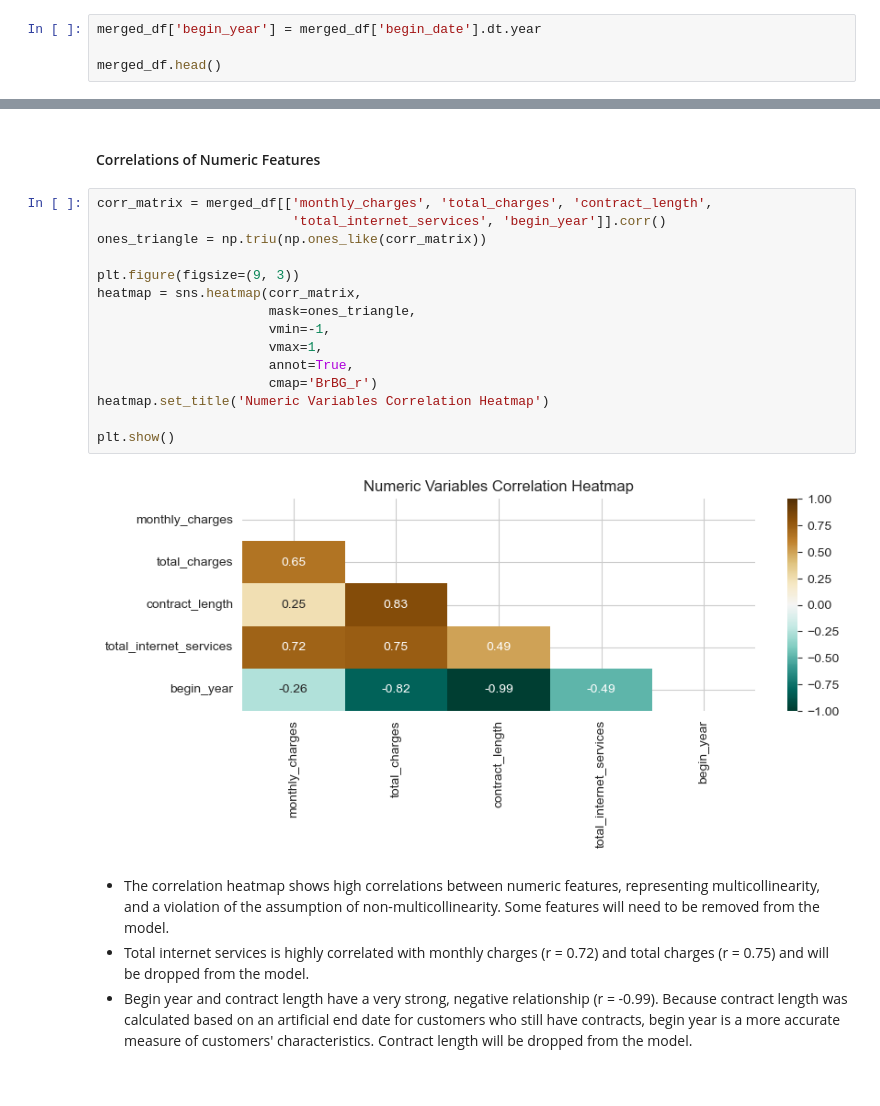
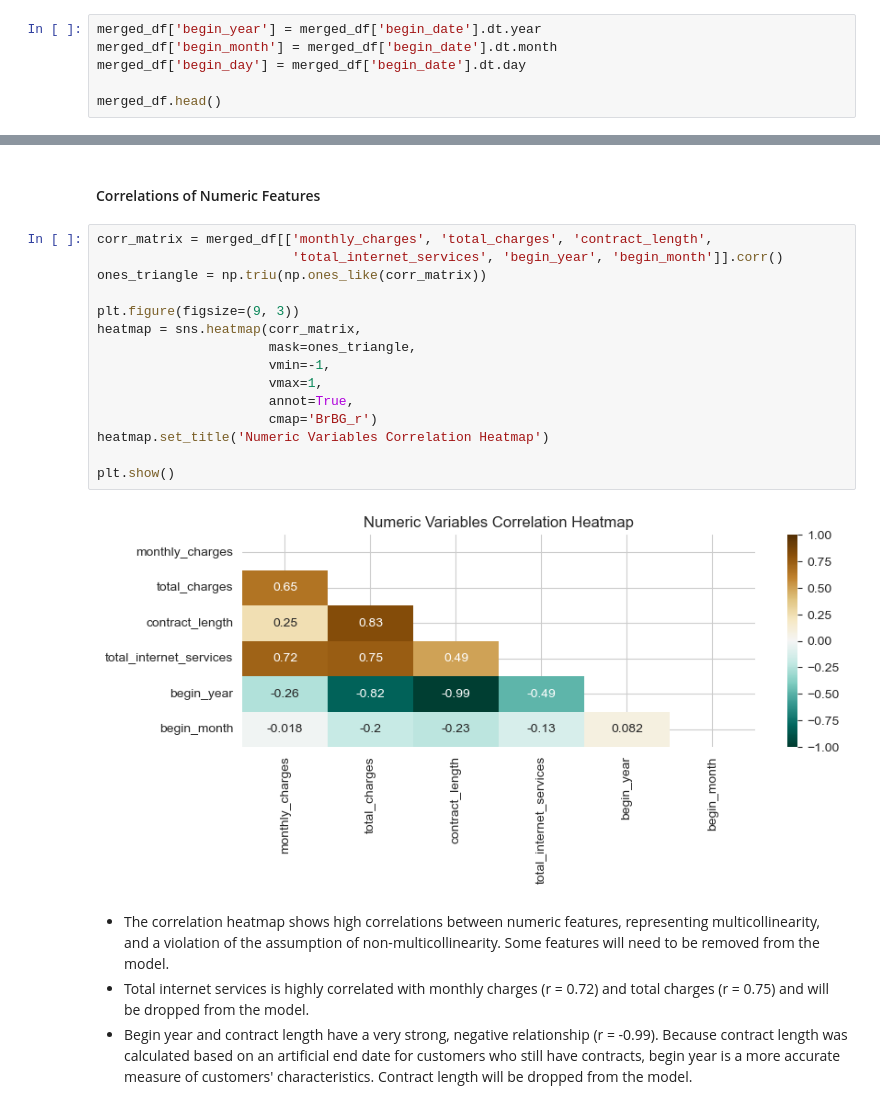
Before and after one commit to kellyshreeve/final-project, a Jupyter notebook: Notebooks/project-code-v2.ipynb, the cells around one changed output, grey strips where cells are left out. Cells and saved outputs as stored; diff of their text form.

```diff
--- a/Notebooks/project-code-v2.ipynb
+++ b/Notebooks/project-code-v2.ipynb
@@ -763,6 +761,8 @@ merged_df.head()
 Year of plan start date
 # %%
 merged_df['begin_year'] = merged_df['begin_date'].dt.year
+merged_df['begin_month'] = merged_df['begin_date'].dt.month
+merged_df['begin_day'] = merged_df['begin_date'].dt.day
 
 merged_df.head()
 # %% [output]
@@ -997,21 +999,21 @@ plt.show()
 #### Correlations of Numeric Features
 # %%
 corr_matrix = merged_df[['monthly_charges', 'total_charges', 'contract_length',
-                         'total_internet_services', 'begin_year']].corr()
+                         'total_internet_services', 'begin_year', 'begin_month']].corr()
 ones_triangle = np.triu(np.ones_like(corr_matrix))
 
 plt.figure(figsize=(9, 3))
 heatmap = sns.heatmap(corr_matrix,
                       mask=ones_triangle,
                       vmin=-1,
                       vmax=1,
                       annot=True,
                       cmap='BrBG_r')
 heatmap.set_title('Numeric Variables Correlation Heatmap')
 
 plt.show()
 # %% [output]
-[figure, old version]
+[figure, new version]
 # %% [markdown]
 * The correlation heatmap shows high correlations between numeric features, representing multicollinearity, and a violation of the assumption of non-multicollinearity. Some features will need to be removed from the model.
 * Total internet services is highly correlated with monthly charges (r = 0.72) and total charges (r = 0.75) and will be dropped from the model.
```
Also changed, not shown: parts of 40 cells of this notebook, 6 other files.
